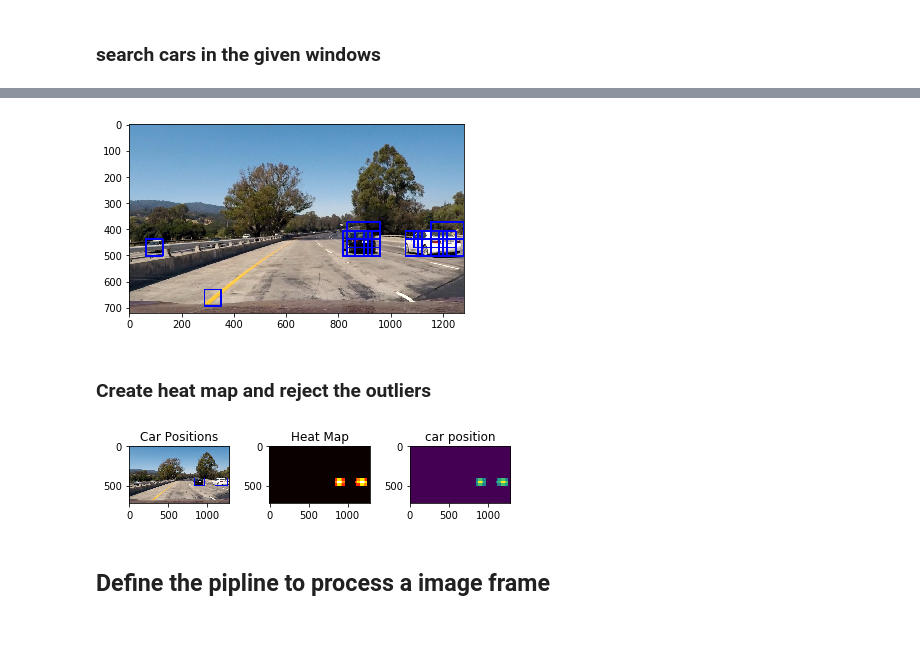
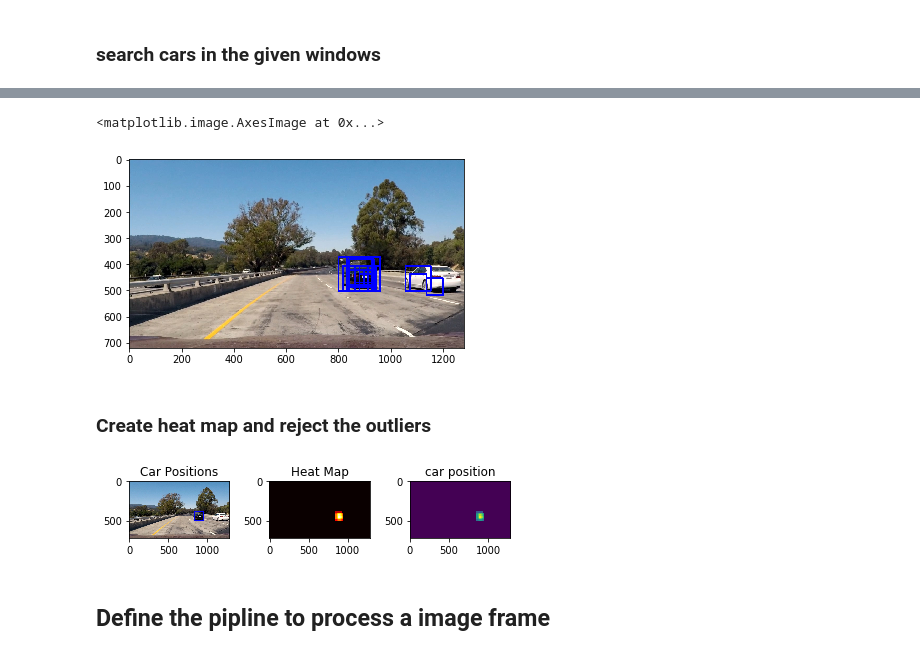
Before and after one commit to YimengZhu/CarND-Vehicle-Detection, a Jupyter notebook: Untitled.ipynb, the cells around one changed output, grey strips where cells are left out. Saved outputs shown, nothing was run; the diff lists cells and outputs as text; code cells hidden in the pictures.

```diff
--- a/Untitled.ipynb
+++ b/Untitled.ipynb
@@ -448,7 +442,7 @@ def search_windows(img, windows, clf, scaler, color_space='RGB', spatial_size=(3
         #5) Scale extracted features to be fed to classifier
         test_features = scaler.transform(np.array(features).reshape(1, -1))
         #6) Predict using your classifier
-        prediction = clf.predict(test_features)
+        prediction = clf.decision_function(test_features) > 0.5
         #7) If positive (prediction == 1) then save the window
         if prediction == 1:
             on_windows.append(window)
@@ -456,13 +450,13 @@ def search_windows(img, windows, clf, scaler, color_space='RGB', spatial_size=(3
     return on_windows
 # %%
 windows = slide_window(test_image, x_start_stop=[None, None], y_start_stop=[None, None], xy_window=(96, 96),
-                       xy_overlap=(0.5, 0.5))
+                       xy_overlap=(0.75, 0.75))
 
 windows += slide_window(test_image, x_start_stop=[None, None], y_start_stop=[None, None], xy_window=(64, 64),
-                       xy_overlap=(0.5, 0.5))
+                       xy_overlap=(0.75, 0.75))
 
 windows += slide_window(draw_image, x_start_stop=[None, None], y_start_stop=[None, None], xy_window=(128, 128),
-                       xy_overlap=(0.5, 0.5))
+                       xy_overlap=(0.75, 0.75))
 
 color_space = 'LUV' # Can be RGB, HSV, LUV, HLS, YUV, YCrCb
 orient = 8  # HOG orientations
@@ -491,4 +486,5 @@ plt.imshow(window_img)
+<matplotlib.image.AxesImage at 0x...>
-[figure, old version]
+[figure, new version]
 # %% [markdown]
 ### Create heat map and reject the outliers
 # %%
@@ -551,7 +547,7 @@ plt.imshow(heat)
 plt.title('car position')
 fig.tight_layout()
 # %% [output]
-[figure, old version]
+[figure, new version]
 # %% [markdown]
 ## Define the pipline to process a image frame
 # %%
```
Also changed, not shown: parts of 14 cells of this notebook, 2 other files.
